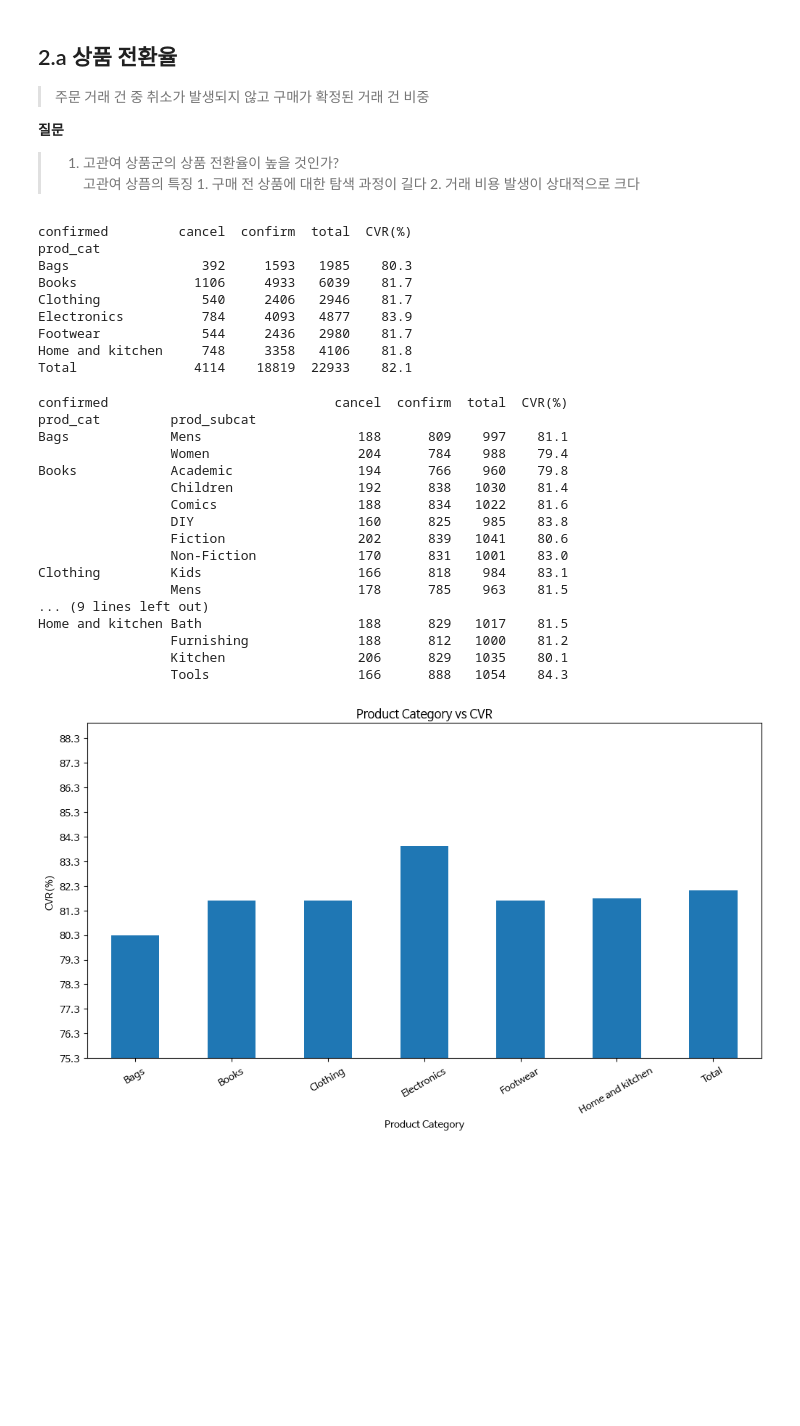
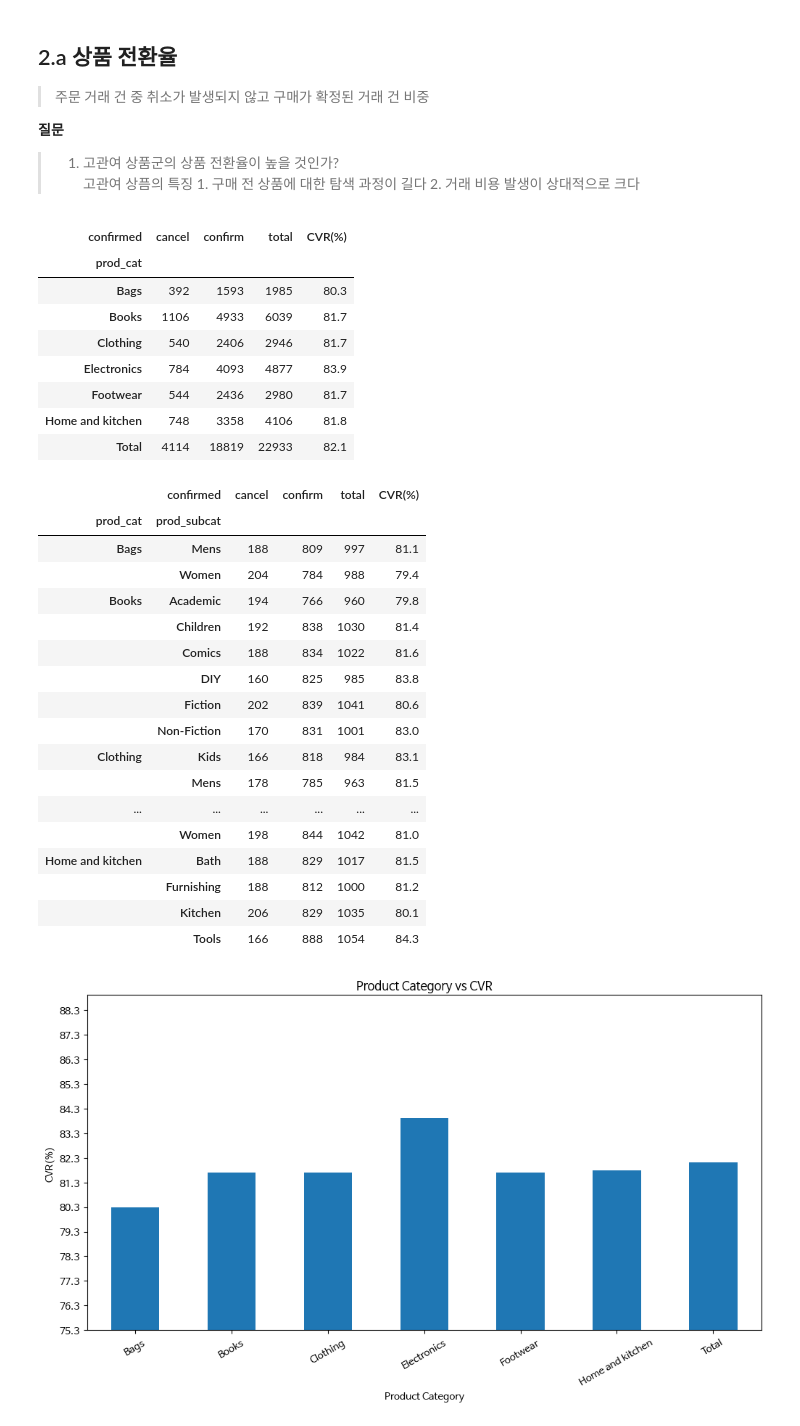
Before and after one commit to sunnyl94/Data-Analysis-Folder, a Jupyter notebook: Retail_Case_Study.ipynb, the cells around one changed output. Drawn from its saved outputs; the diff is of its cells as text; code cells hidden in the pictures; blank space fills up the shorter version.

```diff
--- a/Retail_Case_Study.ipynb
+++ b/Retail_Case_Study.ipynb
@@ -334,45 +334,46 @@ cvr = cvr.append(sum.transpose())
 
 # 상품 전환율
 cvr["CVR(%)"] = ((cvr["confirm"] / cvr["total"]) * 100).round(1)
-print(cvr)
+cvr
 # %% [output]
-confirmed         cancel  confirm  total  CVR(%)
-prod_cat
-Bags                 392     1593   1985    80.3
-Books               1106     4933   6039    81.7
-Clothing             540     2406   2946    81.7
-Electronics          784     4093   4877    83.9
-Footwear             544     2436   2980    81.7
-Home and kitchen     748     3358   4106    81.8
-Total               4114    18819  22933    82.1
+| confirmed | cancel | confirm | total | CVR(%) |
+| prod_cat |  |  |  |  |
+| Bags | 392 | 1593 | 1985 | 80.3 |
+| Books | 1106 | 4933 | 6039 | 81.7 |
+| Clothing | 540 | 2406 | 2946 | 81.7 |
+| Electronics | 784 | 4093 | 4877 | 83.9 |
+| Footwear | 544 | 2436 | 2980 | 81.7 |
+| Home and kitchen | 748 | 3358 | 4106 | 81.8 |
+| Total | 4114 | 18819 | 22933 | 82.1 |
 # %%
 # prod_subcat별 최종 구매 및 취소 수
 cvr_subcat = new_data.groupby(["prod_cat", "prod_subcat"])["confirmed"].value_counts().unstack()
 
 # 전체 구매
 cvr_subcat["total"] = new_data.groupby(["prod_cat", "prod_subcat"])["confirmed"].count()
 
 # 상품 전환율
 cvr_subcat["CVR(%)"] = ((cvr_subcat["confirm"] / cvr_subcat["total"]) * 100).round(1)
-print(cvr_subcat)
+cvr_subcat
 # %% [output]
-confirmed                             cancel  confirm  total  CVR(%)
-prod_cat         prod_subcat
-Bags             Mens                    188      809    997    81.1
-                 Women                   204      784    988    79.4
-Books            Academic                194      766    960    79.8
-                 Children                192      838   1030    81.4
-                 Comics                  188      834   1022    81.6
-                 DIY                     160      825    985    83.8
-                 Fiction                 202      839   1041    80.6
-                 Non-Fiction             170      831   1001    83.0
-Clothing         Kids                    166      818    984    83.1
-                 Mens                    178      785    963    81.5
-... (9 lines left out)
-Home and kitchen Bath                    188      829   1017    81.5
-                 Furnishing              188      812   1000    81.2
-                 Kitchen                 206      829   1035    80.1
-                 Tools                   166      888   1054    84.3
+|  | confirmed | cancel | confirm | total | CVR(%) |
+| prod_cat | prod_subcat |  |  |  |  |
+| Bags | Mens | 188 | 809 | 997 | 81.1 |
+|  | Women | 204 | 784 | 988 | 79.4 |
+| Books | Academic | 194 | 766 | 960 | 79.8 |
+|  | Children | 192 | 838 | 1030 | 81.4 |
+|  | Comics | 188 | 834 | 1022 | 81.6 |
+|  | DIY | 160 | 825 | 985 | 83.8 |
+|  | Fiction | 202 | 839 | 1041 | 80.6 |
+|  | Non-Fiction | 170 | 831 | 1001 | 83.0 |
+| Clothing | Kids | 166 | 818 | 984 | 83.1 |
+|  | Mens | 178 | 785 | 963 | 81.5 |
+| ... | ... | ... | ... | ... | ... |
+|  | Women | 198 | 844 | 1042 | 81.0 |
+| Home and kitchen | Bath | 188 | 829 | 1017 | 81.5 |
+|  | Furnishing | 188 | 812 | 1000 | 81.2 |
+|  | Kitchen | 206 | 829 | 1035 | 80.1 |
+|  | Tools | 166 | 888 | 1054 | 84.3 |
 # %%
 cvr["CVR(%)"].plot(kind="bar", figsize=(12, 6))
 
```
Also changed, not shown: parts of 11 cells of this notebook.
